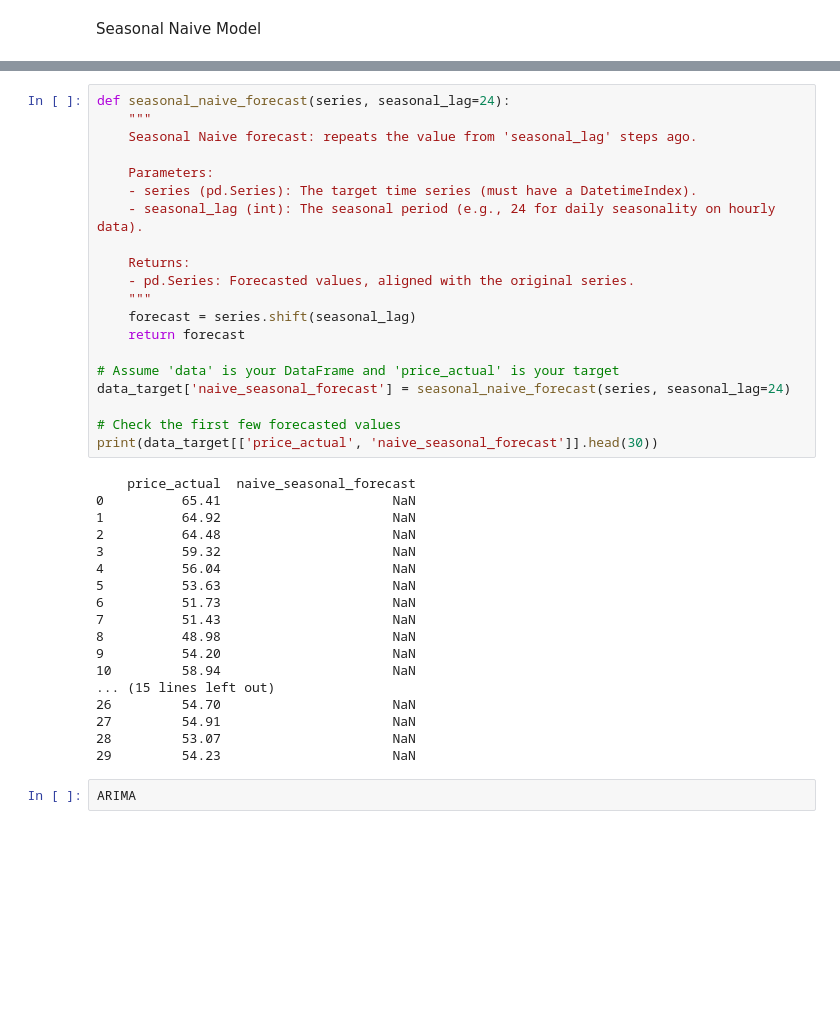
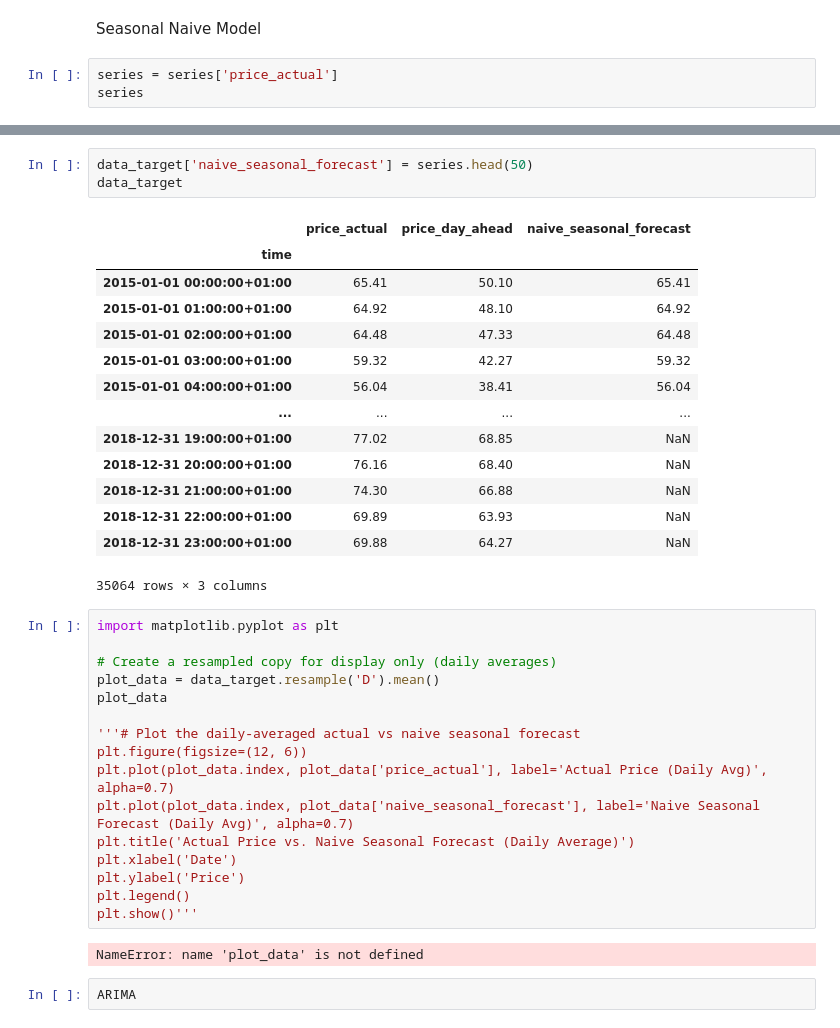
Before and after one commit to MattHendo/Time-Series-Energy-Markets, a Jupyter notebook: Time_Series_Energy_Markets.ipynb, the cells around one changed output, grey strips where cells are left out. Saved outputs shown, nothing was run; the diff lists cells and outputs as text; blank space fills up the shorter version.

```diff
--- a/Time_Series_Energy_Markets.ipynb
+++ b/Time_Series_Energy_Markets.ipynb
@@ -482,3 +484,6 @@ plt.title('Price per Hour', fontsize=17);
 ## Preliminary Models
 # %% [markdown]
 Seasonal Naive Model
+# %%
+series = series['price_actual']
+series
@@ -485,41 +504,39 @@ Seasonal Naive Model
 # %%
-def seasonal_naive_forecast(series, seasonal_lag=24):
-    """
-    Seasonal Naive forecast: repeats the value from 'seasonal_lag' steps ago.
-
-    Parameters:
-    - series (pd.Series): The target time series (must have a DatetimeIndex).
-    - seasonal_lag (int): The seasonal period (e.g., 24 for daily seasonality on hourly data).
-
-    Returns:
-    - pd.Series: Forecasted values, aligned with the original series.
-    """
-    forecast = series.shift(seasonal_lag)
-    return forecast
-
-# Assume 'data' is your DataFrame and 'price_actual' is your target
-data_target['naive_seasonal_forecast'] = seasonal_naive_forecast(series, seasonal_lag=24)
-
-# Check the first few forecasted values
-print(data_target[['price_actual', 'naive_seasonal_forecast']].head(30))
+data_target['naive_seasonal_forecast'] = series.head(50)
+data_target
 # %% [output]
+|  | price_actual | price_day_ahead | naive_seasonal_forecast |
+| time |  |  |  |
+| 2015-01-01 00:00:00+01:00 | 65.41 | 50.10 | 65.41 |
+| 2015-01-01 01:00:00+01:00 | 64.92 | 48.10 | 64.92 |
+| 2015-01-01 02:00:00+01:00 | 64.48 | 47.33 | 64.48 |
+| 2015-01-01 03:00:00+01:00 | 59.32 | 42.27 | 59.32 |
+| 2015-01-01 04:00:00+01:00 | 56.04 | 38.41 | 56.04 |
+| ... | ... | ... | ... |
+| 2018-12-31 19:00:00+01:00 | 77.02 | 68.85 | NaN |
+| 2018-12-31 20:00:00+01:00 | 76.16 | 68.40 | NaN |
+| 2018-12-31 21:00:00+01:00 | 74.30 | 66.88 | NaN |
+| 2018-12-31 22:00:00+01:00 | 69.89 | 63.93 | NaN |
+| 2018-12-31 23:00:00+01:00 | 69.88 | 64.27 | NaN |
-    price_actual  naive_seasonal_forecast
-0          65.41                      NaN
-1          64.92                      NaN
-2          64.48                      NaN
-3          59.32                      NaN
-4          56.04                      NaN
-5          53.63                      NaN
-6          51.73                      NaN
-7          51.43                      NaN
-8          48.98                      NaN
-9          54.20                      NaN
-10         58.94                      NaN
-... (15 lines left out)
-26         54.70                      NaN
-27         54.91                      NaN
-28         53.07                      NaN
-29         54.23                      NaN
+35064 rows × 3 columns
+# %%
+import matplotlib.pyplot as plt
+
+# Create a resampled copy for display only (daily averages)
+plot_data = data_target.resample('D').mean()
+plot_data
+
+'''# Plot the daily-averaged actual vs naive seasonal forecast
+plt.figure(figsize=(12, 6))
+plt.plot(plot_data.index, plot_data['price_actual'], label='Actual Price (Daily Avg)', alpha=0.7)
+plt.plot(plot_data.index, plot_data['naive_seasonal_forecast'], label='Naive Seasonal Forecast (Daily Avg)', alpha=0.7)
+plt.title('Actual Price vs. Naive Seasonal Forecast (Daily Average)')
+plt.xlabel('Date')
+plt.ylabel('Price')
+plt.legend()
+plt.show()'''
+# %% [output]
+NameError: name 'plot_data' is not defined
 # %%
 ARIMA
 # %%
```
Also changed, not shown: parts of 11 cells of this notebook.
